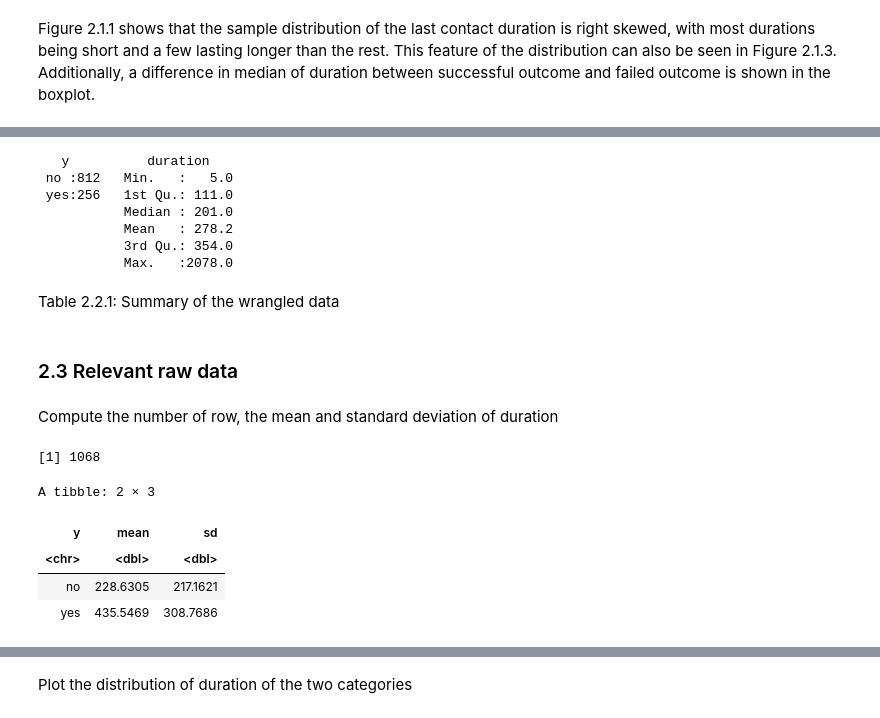
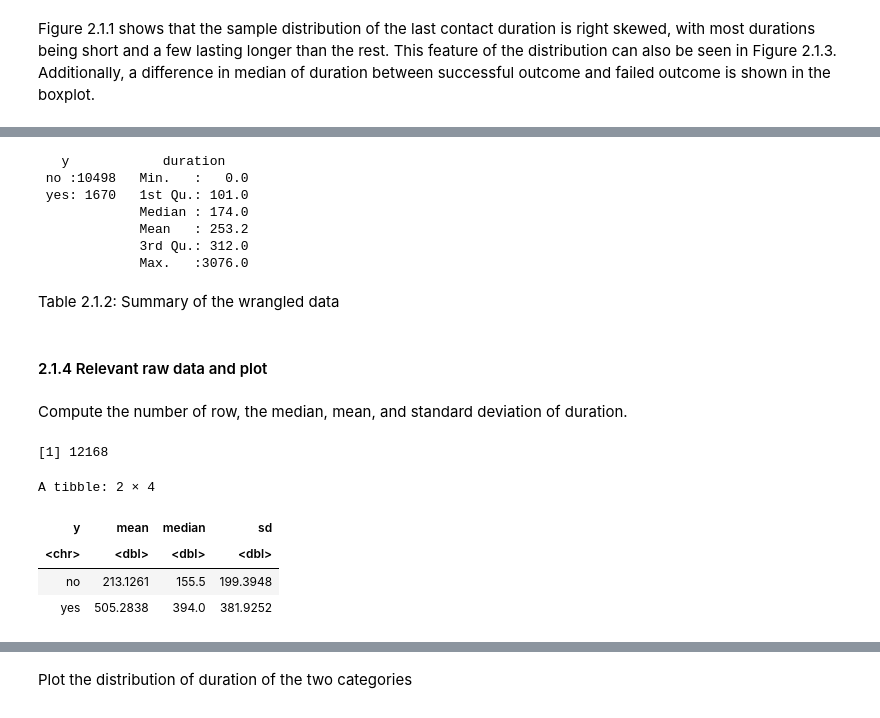
Before and after one commit to camirr/Call-Durations-and-Sales-Outcome-in-Telemarketing-Campaigns-Case-Study, a Jupyter notebook: Final_Report.ipynb, the cells around one changed output, grey strips where cells are left out. Cells and saved outputs as stored; diff of their text form; code cells hidden in the pictures.

```diff
--- a/Final_Report.ipynb
+++ b/Final_Report.ipynb
@@ -219,40 +316,42 @@ Drop irrelevant columns and rows. Keep only last call duration (duration) and co
 # %%
 bank_data_sample <- bank_data %>%
-                filter(age < 25)%>%
-                select(y, duration)
+                    filter(education == 'university.degree')%>%
+                    select(y, duration)
 
 bank_data_summary <- bank_data_sample %>%
-                    mutate(y = as.factor(y))%>%
-                    summary()
+                     mutate(y = as.factor(y))%>%
+                     summary()
 bank_data_summary
 # %% [output]
-   y          duration
- no :812   Min.   :   5.0
- yes:256   1st Qu.: 111.0
-           Median : 201.0
-           Mean   : 278.2
-           3rd Qu.: 354.0
-           Max.   :2078.0
+   y            duration
+ no :10498   Min.   :   0.0
+ yes: 1670   1st Qu.: 101.0
+             Median : 174.0
+             Mean   : 253.2
+             3rd Qu.: 312.0
+             Max.   :3076.0
 # %% [markdown]
-Table 2.2.1: Summary of the wrangled data
+Table 2.1.2: Summary of the wrangled data
-# %% [markdown]
-### 2.3 Relevant raw data
+# %% [markdown]
+#### 2.1.4 Relevant raw data and plot
 # %% [markdown]
-Compute the number of row, the mean and standard deviation of duration
+Compute the number of row, the median, mean, and standard deviation of duration.
 # %%
 number_rows <- bank_data_sample %>%
                nrow()
 number_rows
 
 sample_estimates<- bank_data_sample %>%
                 group_by(y) %>%
-                summarize(mean = mean(duration),sd = sd(duration))
+                summarize(mean = mean(duration),
+                          median = median(duration),
+                          sd = sd(duration))
 sample_estimates
 # %% [output]
-[1] 1068
+[1] 12168
-A tibble: 2 × 3
+A tibble: 2 × 4
-| y | mean | sd |
-| <chr> | <dbl> | <dbl> |
-| no | 228.6305 | 217.1621 |
-| yes | 435.5469 | 308.7686 |
+| y | mean | median | sd |
+| <chr> | <dbl> | <dbl> | <dbl> |
+| no | 213.1261 | 155.5 | 199.3948 |
+| yes | 505.2838 | 394.0 | 381.9252 |
 # %% [markdown]
```
Also changed, not shown: parts of 40 cells of this notebook.
